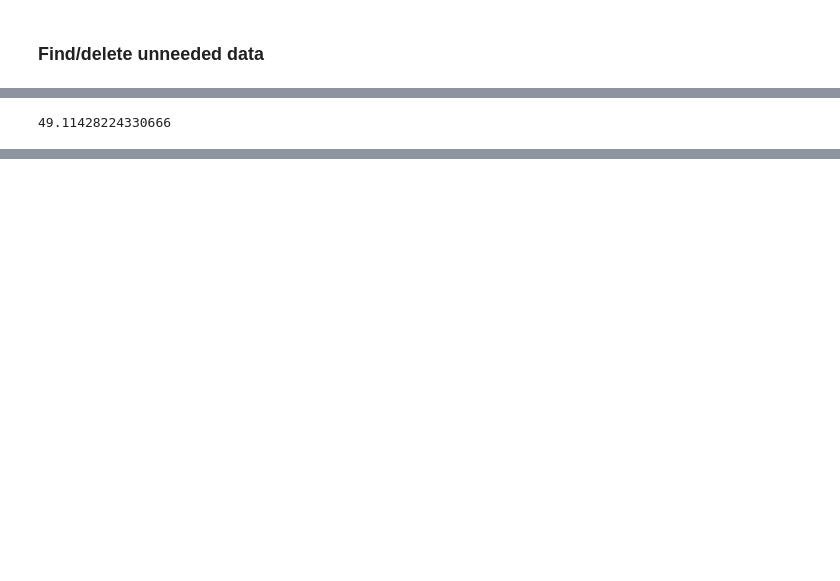
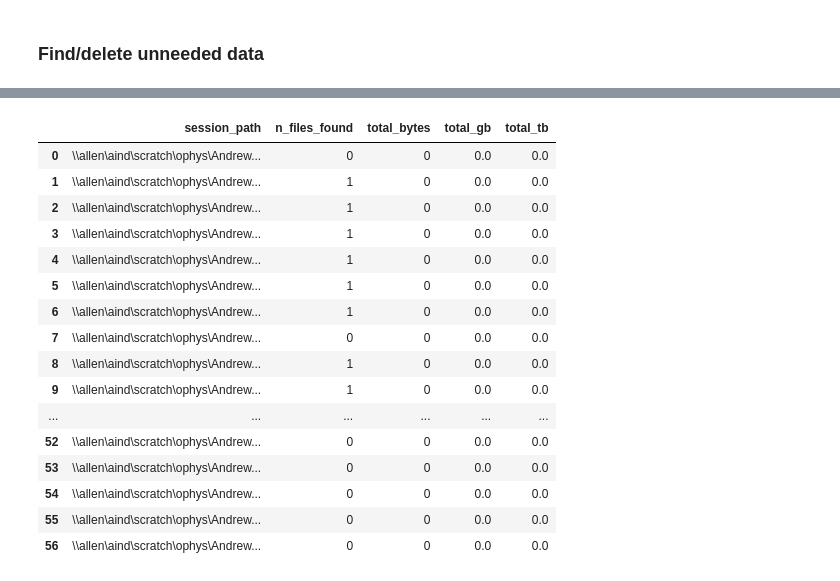
Before and after one commit to AMShelton/vip-slap2-analysis, a Jupyter notebook: notebooks/metadata/2026-02-16_DataOrganization.ipynb, the cells around one changed output, grey strips where cells are left out. Drawn from its saved outputs; the diff is of its cells as text; code cells hidden in the pictures; blank space fills up the shorter version.

```diff
--- a/notebooks/metadata/2026-02-16_DataOrganization.ipynb
+++ b/notebooks/metadata/2026-02-16_DataOrganization.ipynb
@@ -382,7 +273,3 @@ size_df
-# %%
-sum(size_df['total_tb'])
-# %% [output]
-49.11428224330666
 # %%
 assets_processing = pd.read_excel(summary_path,sheet_name='assets_processing')
 # %%
@@ -407,6 +294,57 @@ delete_df
 | 90 | 834788_2026-03-04_08-43-07 | 834788 | \\allen\aind\scratch\ophys\Andrew... | familiar | yes | yes | bv_photodiode_piecewise | ... |
 | 91 | 834788_2026-03-05_08-11-16 | 834788 | \\allen\aind\scratch\ophys\Andrew... | familiar | yes | yes | bv_photodiode_piecewise | ... |
 | 96 | 838410_2026-03-02_12-40-55 | 838410 | \\allen\aind\scratch\ophys\Andrew... | familiar | yes | yes | bv_photodiode_piecewise | ... |
+# %%
+key_match = 'analysis'
+
+session_sizes = []
+
+for idx, row in delete_df.iterrows():
+    try:
+        sess_path = row['session_dir']   # change if your column name is different
+
+        alignment_paths = glob.glob(
+            os.path.join(sess_path, '**', key_match),
+            recursive=True
+        )
+
+        total_bytes = 0
+        for path in alignment_paths:
+            if os.path.isfile(path):
+                total_bytes += os.path.getsize(path)
+
+        total_tb = total_bytes / (1024**4)   # tebibytes-style TB
+        total_gb = total_bytes / (1024**3)
+
+        session_sizes.append({
+            'session_path': sess_path,
+            'n_files_found': len(alignment_paths),
+            'total_bytes': total_bytes,
+            'total_gb': total_gb,
+            'total_tb': total_tb,
+        })
+    except:
+        pass
+size_df = pd.DataFrame(session_sizes)
+size_df
+# %% [output]
+|  | session_path | n_files_found | total_bytes | total_gb | total_tb |
+| 0 | \\allen\aind\scratch\ophys\Andrew... | 0 | 0 | 0.0 | 0.0 |
+| 1 | \\allen\aind\scratch\ophys\Andrew... | 1 | 0 | 0.0 | 0.0 |
+| 2 | \\allen\aind\scratch\ophys\Andrew... | 1 | 0 | 0.0 | 0.0 |
+| 3 | \\allen\aind\scratch\ophys\Andrew... | 1 | 0 | 0.0 | 0.0 |
+| 4 | \\allen\aind\scratch\ophys\Andrew... | 1 | 0 | 0.0 | 0.0 |
+| 5 | \\allen\aind\scratch\ophys\Andrew... | 1 | 0 | 0.0 | 0.0 |
+| 6 | \\allen\aind\scratch\ophys\Andrew... | 1 | 0 | 0.0 | 0.0 |
+| 7 | \\allen\aind\scratch\ophys\Andrew... | 0 | 0 | 0.0 | 0.0 |
+| 8 | \\allen\aind\scratch\ophys\Andrew... | 1 | 0 | 0.0 | 0.0 |
+| 9 | \\allen\aind\scratch\ophys\Andrew... | 1 | 0 | 0.0 | 0.0 |
+| ... | ... | ... | ... | ... | ... |
+| 52 | \\allen\aind\scratch\ophys\Andrew... | 0 | 0 | 0.0 | 0.0 |
+| 53 | \\allen\aind\scratch\ophys\Andrew... | 0 | 0 | 0.0 | 0.0 |
+| 54 | \\allen\aind\scratch\ophys\Andrew... | 0 | 0 | 0.0 | 0.0 |
+| 55 | \\allen\aind\scratch\ophys\Andrew... | 0 | 0 | 0.0 | 0.0 |
+| 56 | \\allen\aind\scratch\ophys\Andrew... | 0 | 0 | 0.0 | 0.0 |
 # %%
 import os
 import glob
```
Also changed, not shown: parts of 7 cells of this notebook, 3 other files.
